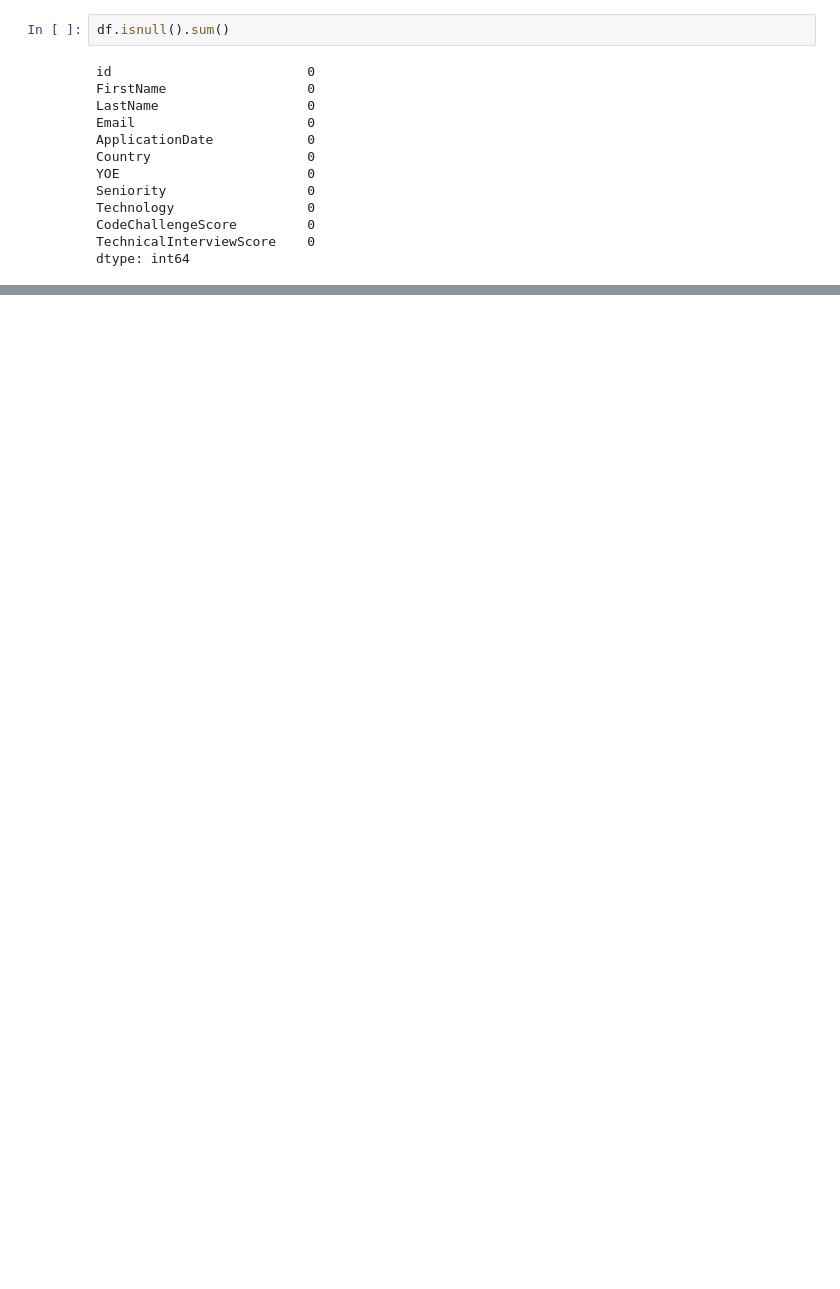
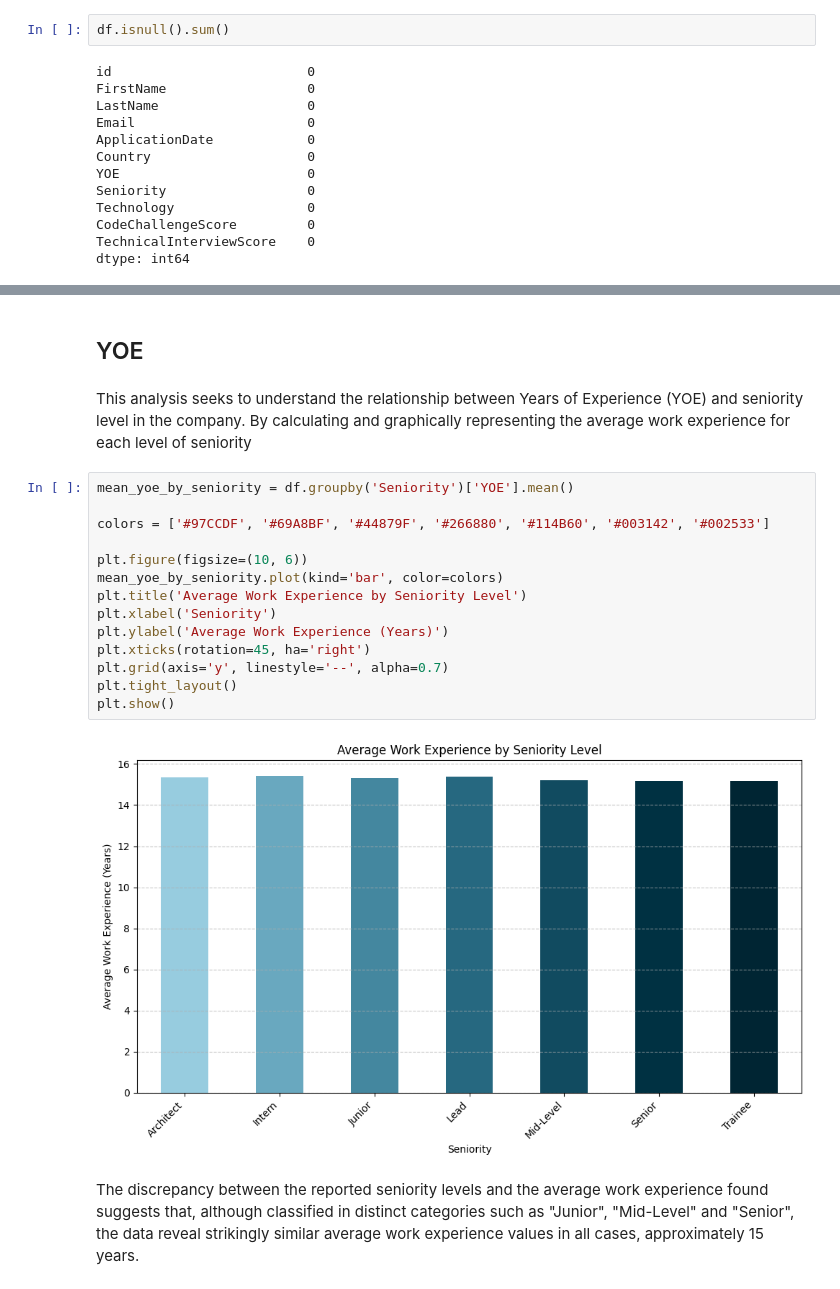
Before and after one commit to MarianaMera12/Workshop-1, a Jupyter notebook: EDA.ipynb, the cells around one changed output, grey strips where cells are left out. Cells and saved outputs as stored; diff of their text form; blank space fills up the shorter version.

```diff
--- a/EDA.ipynb
+++ b/EDA.ipynb
@@ -442,0 +365,22 @@ plt.show()
+# %% [markdown]
+## YOE
+# %% [markdown]
+This analysis seeks to understand the relationship between Years of Experience (YOE) and seniority level in the company. By calculating and graphically representing the average work experience for each level of seniority
+# %%
+mean_yoe_by_seniority = df.groupby('Seniority')['YOE'].mean()
+
+colors = ['#97CCDF', '#69A8BF', '#44879F', '#266880', '#114B60', '#003142', '#002533']
+
+plt.figure(figsize=(10, 6))
+mean_yoe_by_seniority.plot(kind='bar', color=colors)
+plt.title('Average Work Experience by Seniority Level')
+plt.xlabel('Seniority')
+plt.ylabel('Average Work Experience (Years)')
+plt.xticks(rotation=45, ha='right')
+plt.grid(axis='y', linestyle='--', alpha=0.7)
+plt.tight_layout()
+plt.show()
+# %% [output]
+[figure, added]
+# %% [markdown]
+The discrepancy between the reported seniority levels and the average work experience found suggests that, although classified in distinct categories such as "Junior", "Mid-Level" and "Senior", the data reveal strikingly similar average work experience values in all cases, approximately 15 years.
```
Also changed, not shown: parts of 101 cells of this notebook, 3 other files.
